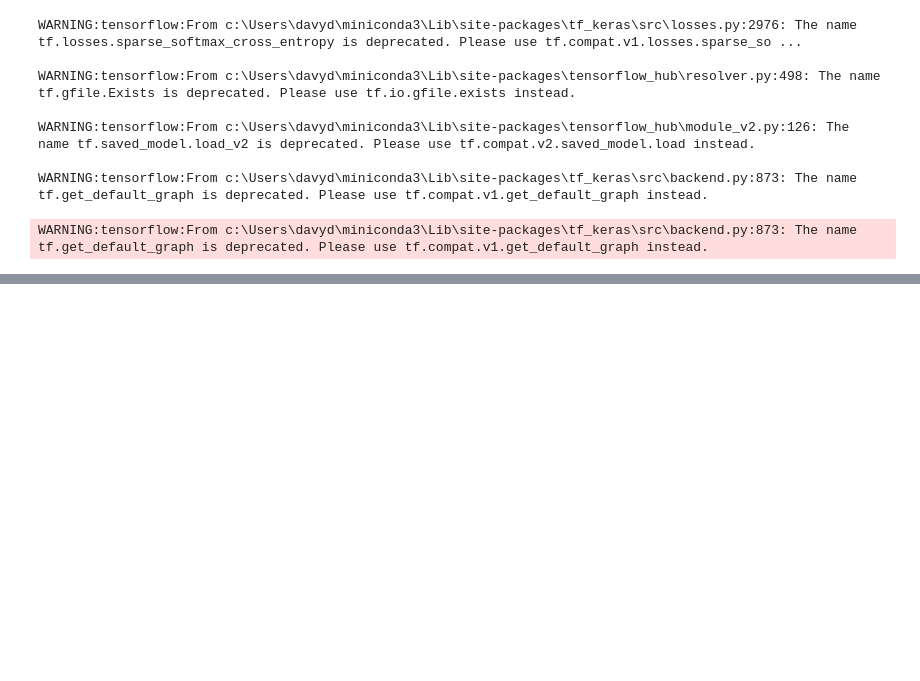
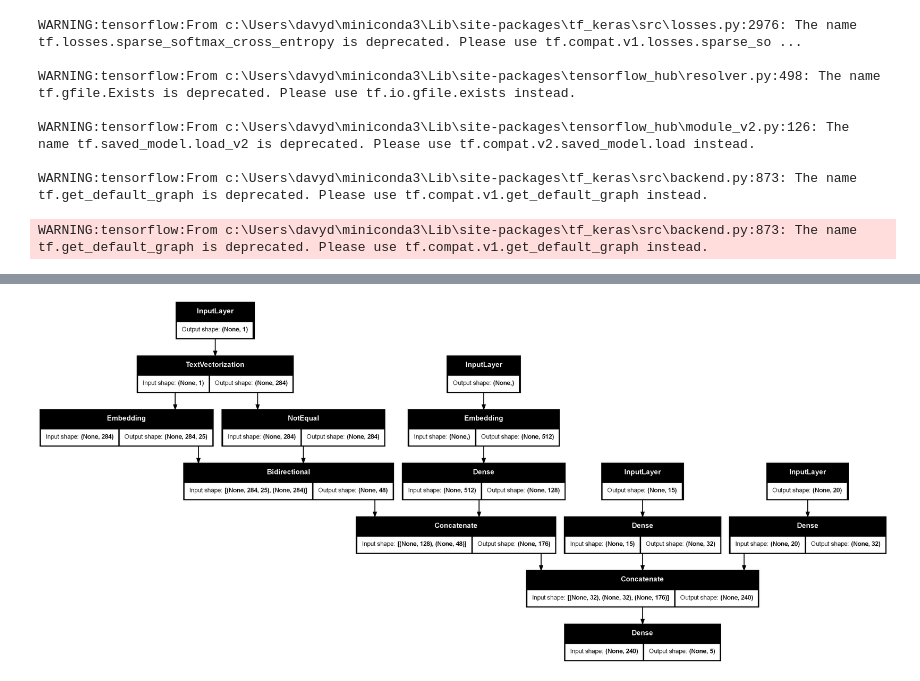
Before and after one commit to davydantoniuk/skimlit-nlp-project, a Jupyter notebook: skimlit.ipynb, the cells around one changed output, grey strips where cells are left out. Cells and saved outputs as stored; diff of their text form; code cells hidden in the pictures; blank space fills up the shorter version.

Commit message:
Build and compile a model

```diff
--- a/skimlit.ipynb
+++ b/skimlit.ipynb
@@ -231,0 +293,6 @@ WARNING:tensorflow:From c:\Users\davyd\miniconda3\Lib\site-packages\tf_keras\src
+# %%
+# Plot the tribid model
+from keras.utils import plot_model
+plot_model(model, show_shapes=True)
+# %% [output]
+[figure, added]
```
Also changed, not shown: parts of 3 cells of this notebook.
